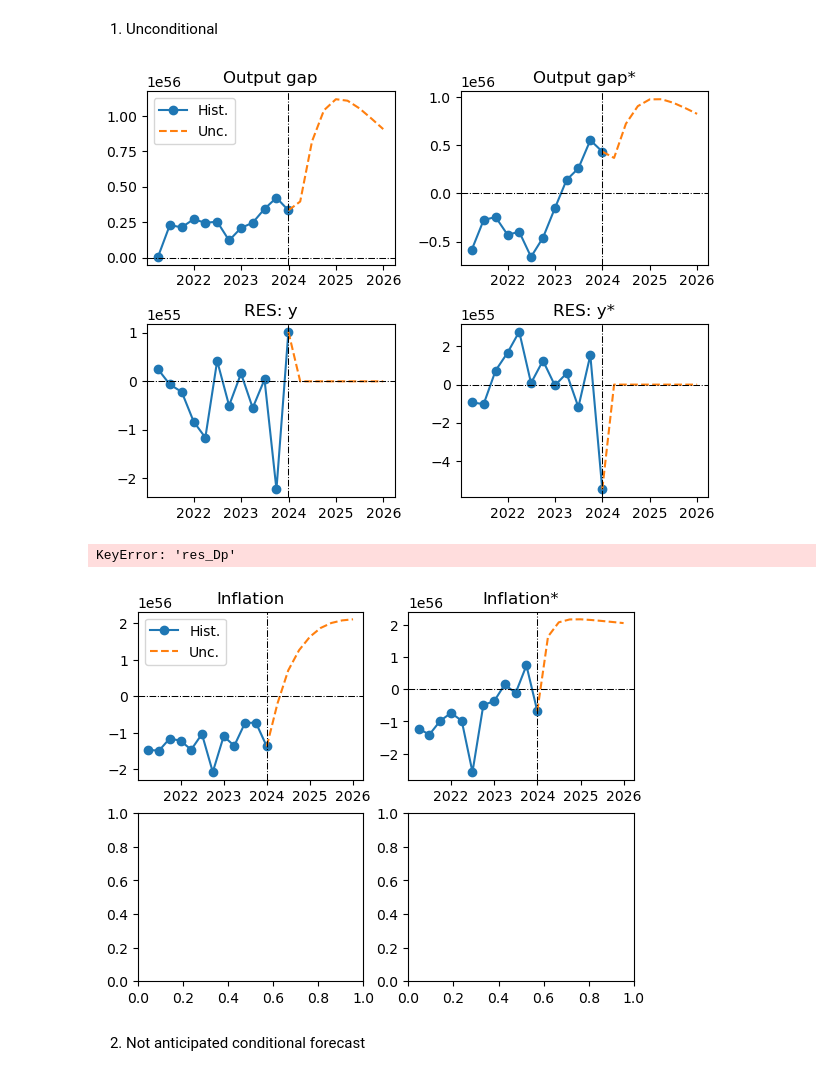
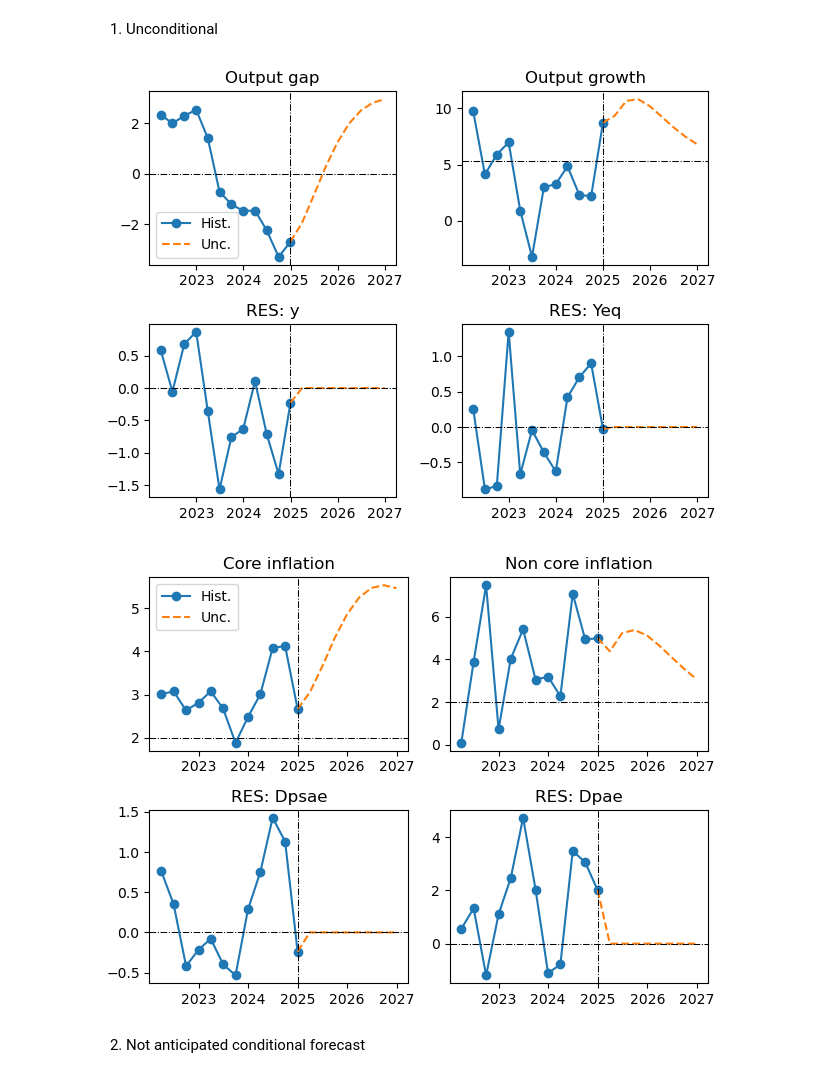
Before and after one commit to patrickcastilla/CUECOPolMon_fork_2, a Jupyter notebook: Main_Forecast.ipynb, the cells around one changed output. Cells and saved outputs as stored; diff of their text form; code cells hidden in the pictures.

```diff
--- a/Main_Forecast.ipynb
+++ b/Main_Forecast.ipynb
@@ -186,25 +167,24 @@ import pandas as pd
 # %%
 FH = 8
-FDB = DLM.DSGEforecast0(Mod,Data,FH,'2024Q1')
+FDB = DLM.DSGEforecast0(Mod,Data,FH,'2025Q1')
 # %%
 DBdict = {'Unc.': FDB}
-lista = ['y','ys','res_y','res_ys']
-listanames = ['Output gap','Output gap*','RES: y','RES: y*']
-listaSS = [0,0,0,0]
+lista = ['y','DY','res_y','res_DY_eq']
+listanames = ['Output gap','Output growth','RES: y','RES: Yeq']
+listaSS = [0,5.3,0,0]
 HH = 12
 Number_Rows = 2
 Number_Cols = 2
 fig, axs = HTS.plotTSforecast(DBdict,lista,listanames,listaSS,FH,HH,Number_Rows,Number_Cols)
 # %% [output]
-[figure, old version]
+[figure, new version]
 # %%
-lista = ['Dp','Dps','res_Dp','res_Dps']
-listanames = ['Inflation','Inflation*','RES: Dp','RES: Dp*']
-listaSS = [100*np.log(1+2.0/100),100*np.log(1+2.0/100),0,0]
+lista = ['Dpsae','Dpae','res_Dpsae','res_Dpae']
+listanames = ['Core inflation','Non core inflation','RES: Dpsae','RES: Dpae']
+listaSS = [2,2,0,0]
 fig, axs = HTS.plotTSforecast(DBdict,lista,listanames,listaSS,FH,HH,Number_Rows,Number_Cols)
 # %% [output]
-KeyError: 'res_Dp'
-[figure, old version]
+[figure, new version]
 # %% [markdown]
 2. Not anticipated conditional forecast
 # %%
```
Also changed, not shown: parts of 31 cells of this notebook, 8 other files.
